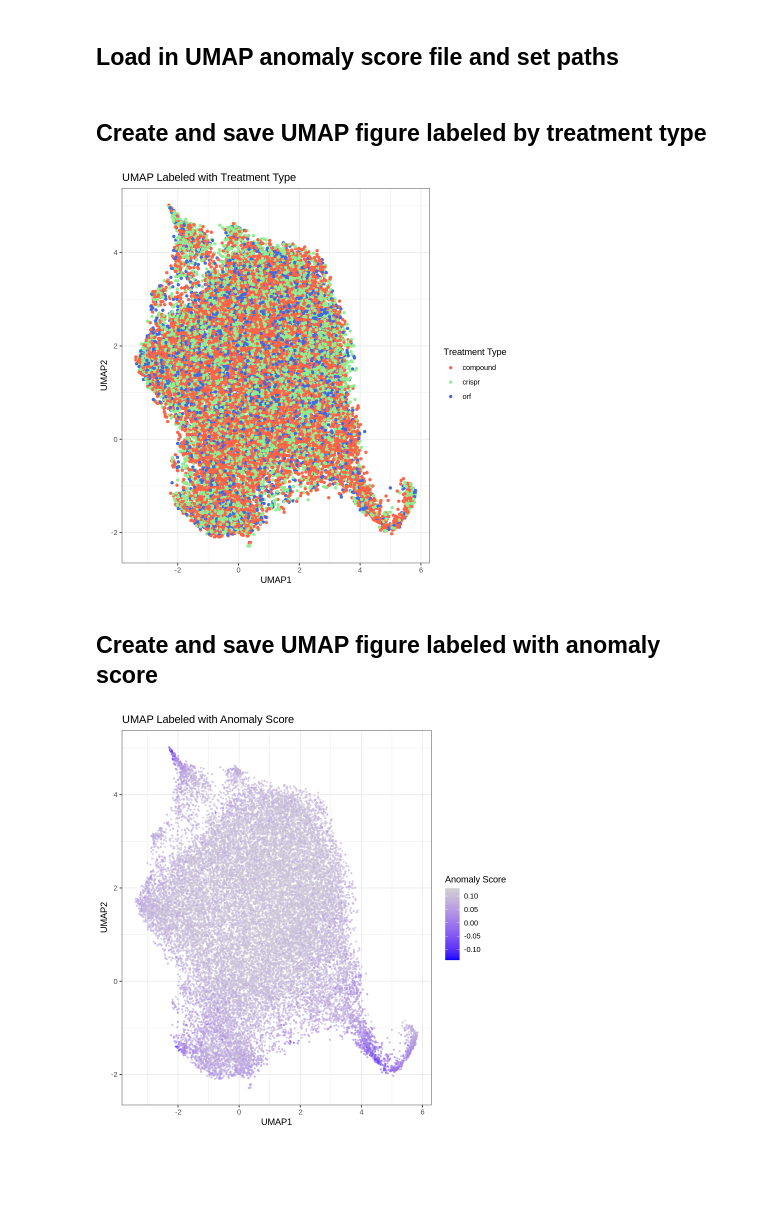
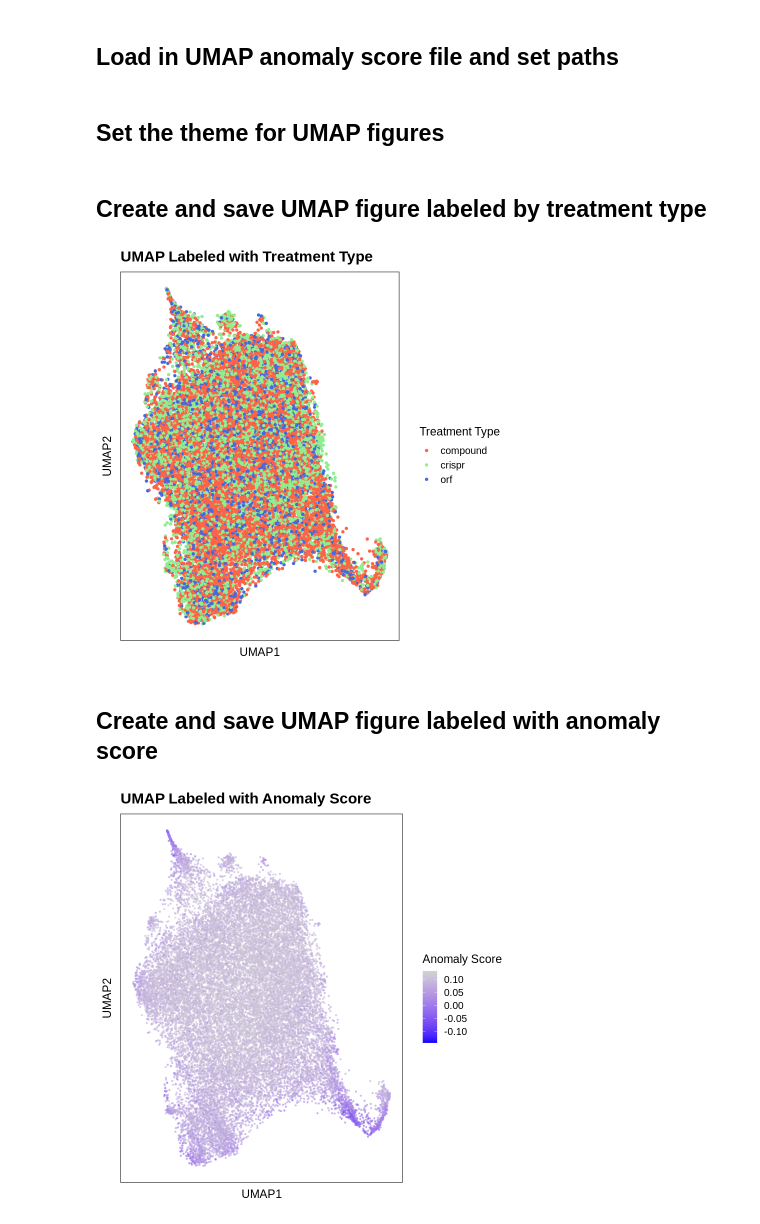
Before and after one commit to WayScience/JUMP-single-cell, a Jupyter notebook: 3.analyze_data/visualize_umaps/visualize_plate_umaps.ipynb, the cells around one changed output. Saved outputs shown, nothing was run; the diff lists cells and outputs as text; code cells hidden in the pictures; blank space fills up the shorter version.

Commit message:
Updated umap and figure code based on pr comments

```diff
--- a/3.analyze_data/visualize_umaps/visualize_plate_umaps.ipynb
+++ b/3.analyze_data/visualize_umaps/visualize_plate_umaps.ipynb
@@ -27,7 +23,7 @@ project_root <- normalizePath(
     mustWork = TRUE
 )
 
-big_drive_dir <- file.path(project_root, "big_drive")
+big_drive_dir <- file.path(project_root, "../../../../mnt", "big_drive")
 umap_anomaly_path <- file.path(big_drive_dir, "umap_data", "feature_selected_sc_qc_data")
 output_fig_dir <- file.path(project_root, "3.analyze_data", "visualize_umaps", "figures")
 dir.create(output_fig_dir, recursive = TRUE, showWarnings = FALSE)
@@ -35,28 +31,41 @@ dir.create(output_fig_dir, recursive = TRUE, showWarnings = FALSE)
 # Set directory and file structure
 umap_path <- file.path(umap_anomaly_path, "umap_feature_selected_sc_qc_data.parquet")
 umap_df <- read_parquet(umap_path)
+# %% [markdown]
+## Set the theme for UMAP figures
+# %%
+umap_axisless_theme <- theme_bw(base_size = 16) +
+    theme(
+        plot.title = element_text(size = 18, face = "bold"),
+        legend.title = element_text(size = 14),
+        legend.text = element_text(size = 12),
+        axis.title = element_text(size = 14),
+        axis.text = element_blank(),
+        axis.ticks = element_blank(),
+        axis.line = element_blank(),
+        panel.grid = element_blank()
+    )
 # %% [markdown]
 ## Create and save UMAP figure labeled by treatment type
 # %%
 
 umap_figure <-
     ggplot(umap_df, aes(x = umap_0, y = umap_1, color = Metadata_Treatment_Type)) +
     geom_point(shape = 20, size = 2, alpha = 4) +
     scale_color_manual(
         name = "Treatment Type",
         values = c("compound" = "#FF6347", "orf" = "#4169E1", "crispr" = "#90EE90")
     ) +
     labs(title = "UMAP Labeled with Treatment Type", x = "UMAP1", y = "UMAP2") +
-    theme_bw()
-
+    umap_axisless_theme
 umap_plot_fig <- file.path(output_fig_dir, "treatment_type_umap.png")
 
 # Save the plot to a file (e.g., in PNG format)
 ggsave(umap_plot_fig, umap_figure, width = 10, height = 8, dpi = 500)
 
 umap_figure
 # %% [output]
-[figure, old version]
+[figure, new version]
 # %% [markdown]
 ## Create and save UMAP figure labeled with anomaly score
 # %%
@@ -70,7 +79,7 @@ umap_figure <-
         name = "Anomaly Score"
     ) +
     labs(title = "UMAP Labeled with Anomaly Score", x = "UMAP1", y = "UMAP2") +
-    theme_bw()
+    umap_axisless_theme
 
 umap_plot_fig <- file.path(output_fig_dir, "anomaly_score_umap.png")
 
@@ -79,7 +88,7 @@ ggsave(umap_plot_fig, umap_figure, width = 10, height = 8, dpi = 500)
 
 umap_figure
 # %% [output]
-[figure, old version]
+[figure, new version]
 # %%
 
 umap_figure <-
```
Also changed, not shown: parts of 2 cells of this notebook, 6 other files.
